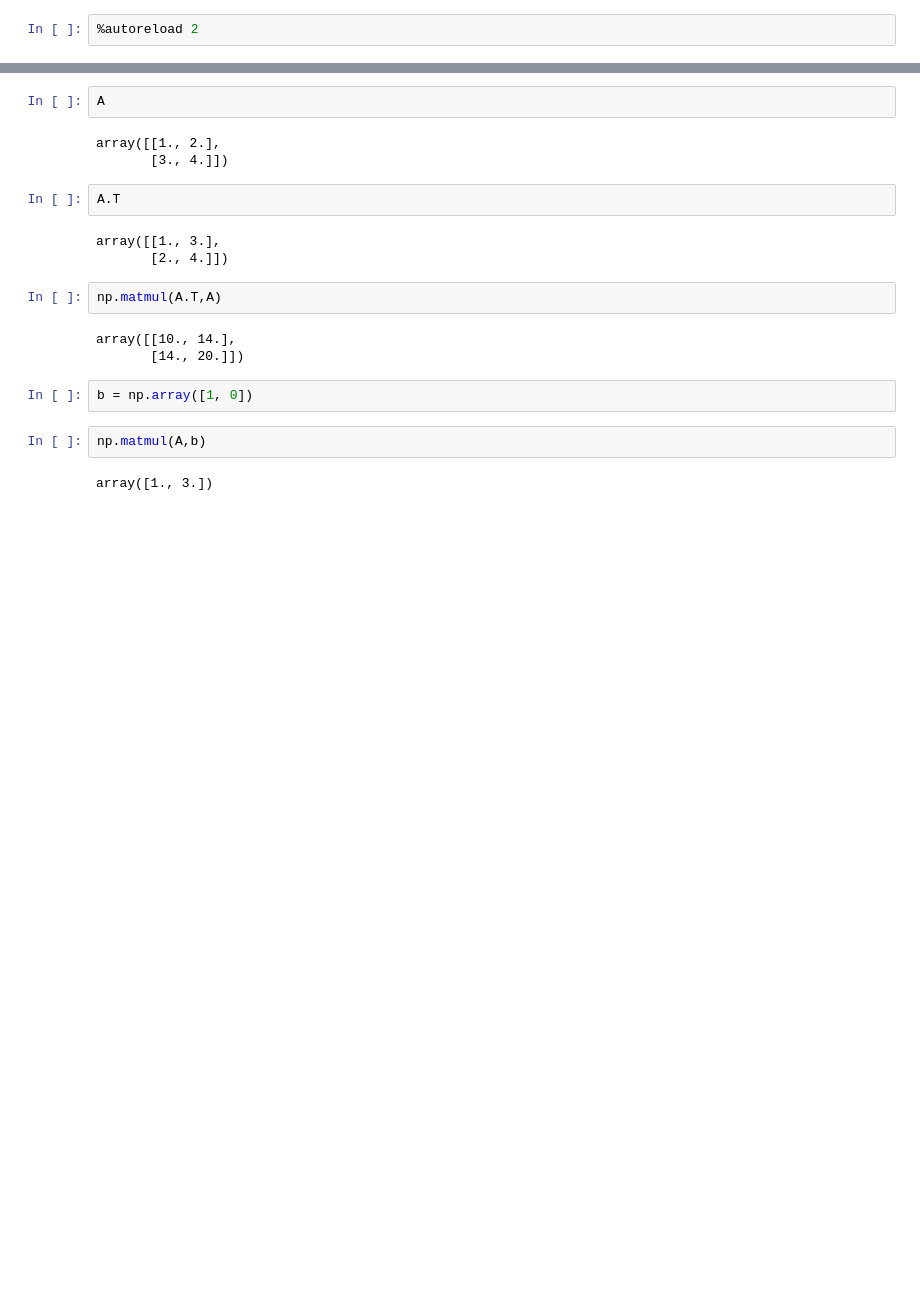
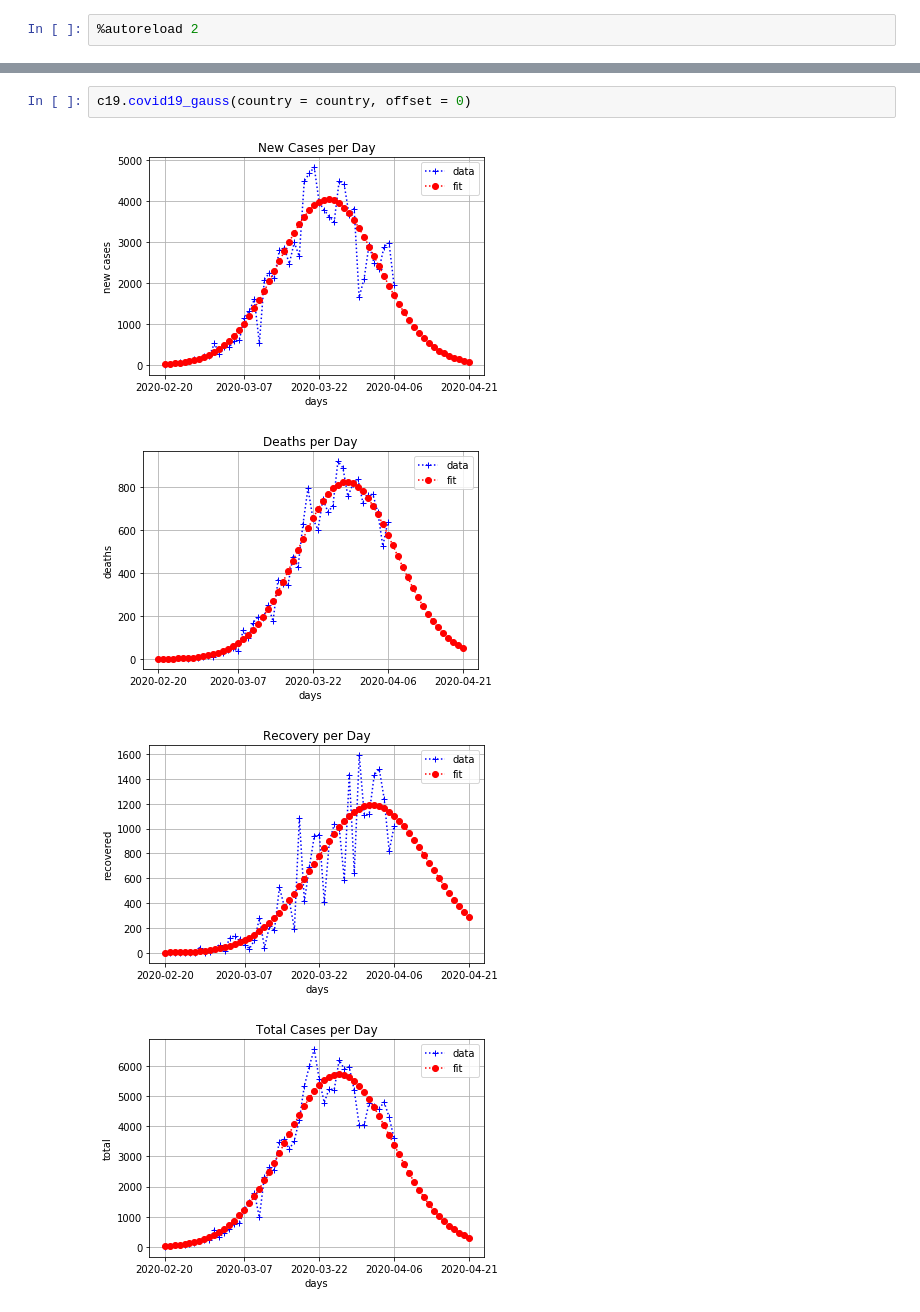
Before and after one commit to ABoghi/Covid-19, a Jupyter notebook: Cov19.ipynb, the cells around one changed output, grey strips where cells are left out. Drawn from its saved outputs; the diff is of its cells as text; blank space fills up the shorter version.

```diff
--- a/Cov19.ipynb
+++ b/Cov19.ipynb
@@ -81,21 +35,7 @@ A[0][1]
-# %%
-A
-# %% [output]
-array([[1., 2.],
-       [3., 4.]])
-# %%
-A.T
-# %% [output]
-array([[1., 3.],
-       [2., 4.]])
-# %%
-np.matmul(A.T,A)
-# %% [output]
-array([[10., 14.],
-       [14., 20.]])
-# %%
-b = np.array([1, 0])
-# %%
-np.matmul(A,b)
-# %% [output]
-array([1., 3.])
+# %%
+c19.covid19_gauss(country = country, offset = 0)
+# %% [output]
+[figure, added]
+[figure, added]
+[figure, added]
+[figure, added]
```
Also changed, not shown: parts of 14 cells of this notebook, 1 other file.
